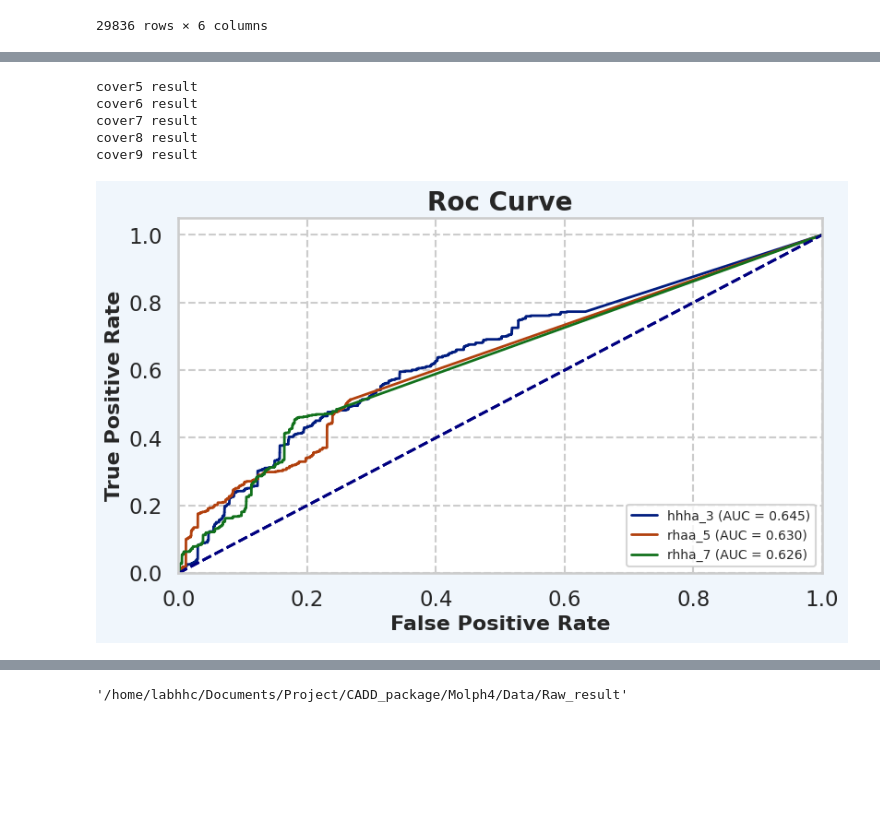
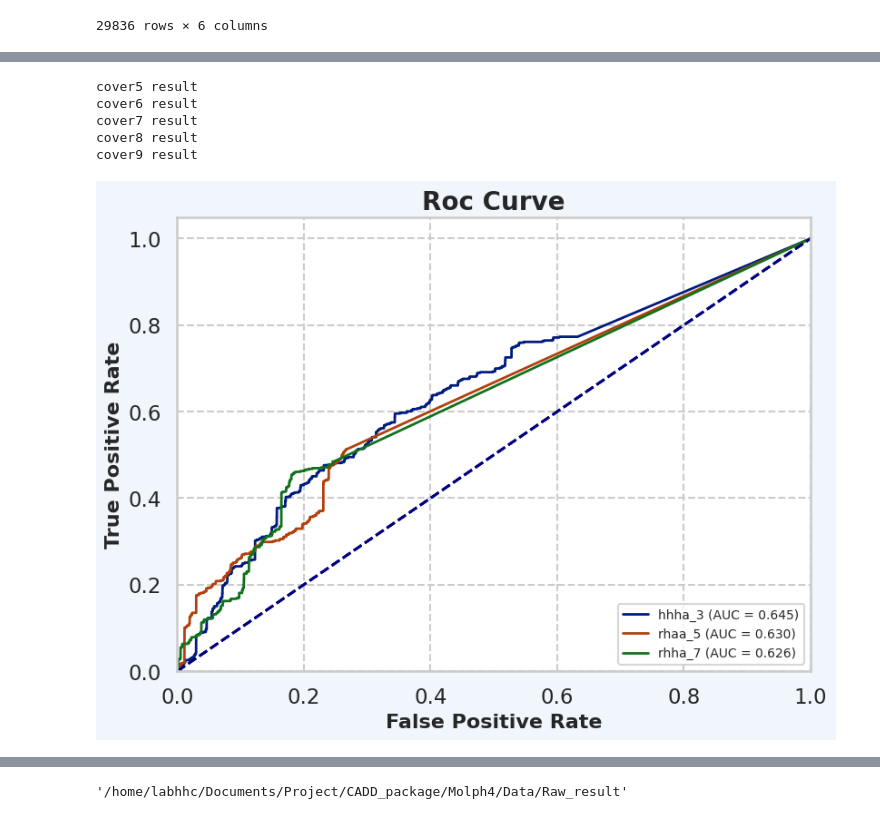
Before and after one commit to TieuLongPhan/Molph4, a Jupyter notebook: Test.ipynb, the cells around one changed output, grey strips where cells are left out. Saved outputs shown, nothing was run; the diff lists cells and outputs as text; code cells hidden in the pictures; blank space fills up the shorter version.

```diff
--- a/Test.ipynb
+++ b/Test.ipynb
@@ -51,12 +51,12 @@ path = os.getcwd() + '/Data/'
 # %%
 
 auto = autoph4result(path = path, ref=dekois, scores = 'rmsd', active = 'Active', ID = 'ID',
-                     rescore = 'minmax', auc_thresh = 0.6, figsize = (9,5))
+                     rescore = 'minmax', auc_thresh = 0.6, figsize = (9,6.5))
 auto.compare_model_multi()
 # %% [output]
 cover5 result
 cover6 result
 cover7 result
 cover8 result
 cover9 result
-[figure, old version]
+[figure, new version]
```
Also changed, not shown: parts of 2 cells of this notebook.
